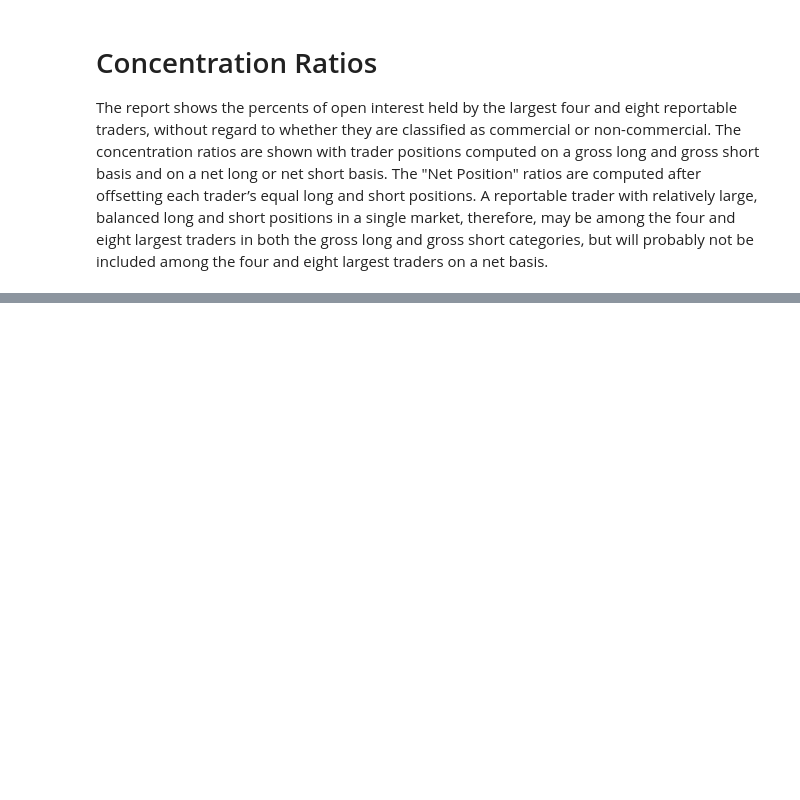
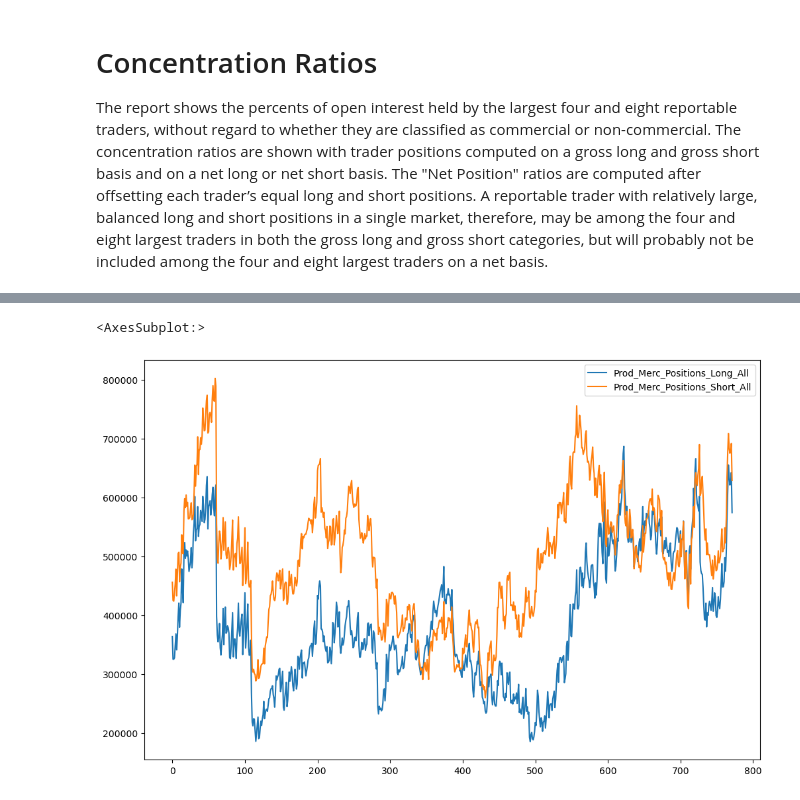
Before and after one commit to rahmatfaridi/ExplorationML, a Jupyter notebook: getCOT.ipynb, the cells around one changed output, grey strips where cells are left out. Drawn from its saved outputs; the diff is of its cells as text; code cells hidden in the pictures; blank space fills up the shorter version.

```diff
--- a/getCOT.ipynb
+++ b/getCOT.ipynb
@@ -125,0 +137,4 @@ cl[[
+# %%
+clDis = dfFromZipCOT(cotPath,futOptDis,parseDate="Report_Date_as_YYYY-MM-DD",market="CRUDE OIL, LIGHT SWEET - NEW YORK MERCANTILE EXCHANGE",marketCol="Market_and_Exchange_Names")
+# %%
+clDis = clDis.sort_values("Report_Date_as_YYYY-MM-DD").reset_index(drop=True)
@@ -125,0 +177,5 @@ cl[[
+# %%
+clDis[['Prod_Merc_Positions_Long_All','Prod_Merc_Positions_Short_All',]].plot()
+# %% [output]
+<AxesSubplot:>
+[figure, added]
```
Also changed, not shown: parts of 34 cells of this notebook.
